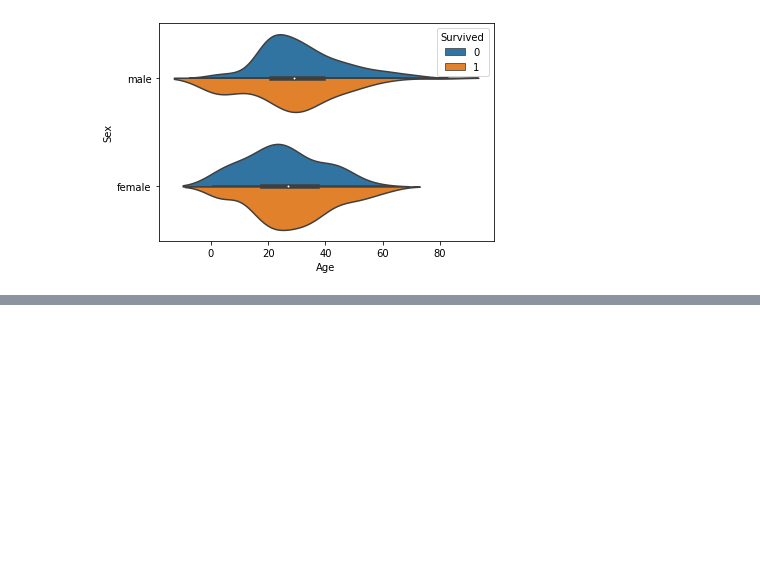
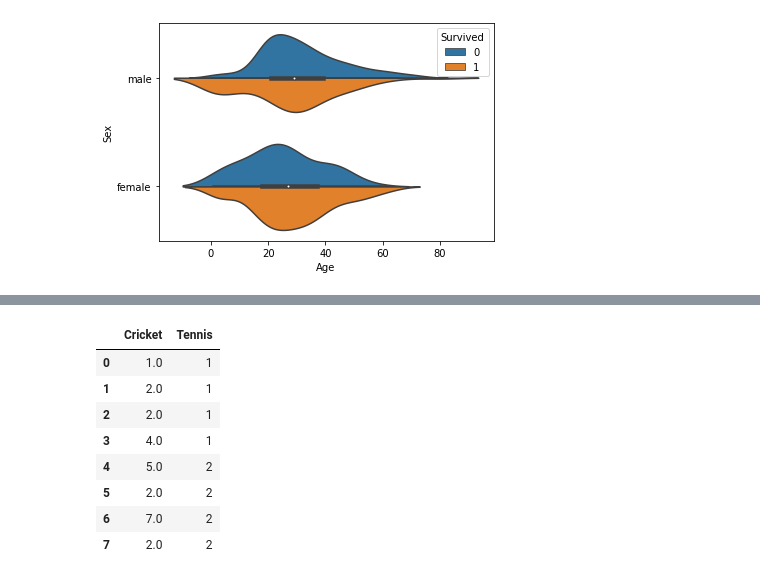
Before and after one commit to princepipariya/Verzeo-Internship, a Jupyter notebook: Testing.ipynb, the cells around one changed output, grey strips where cells are left out. Cells and saved outputs as stored; diff of their text form; code cells hidden in the pictures; blank space fills up the shorter version.

```diff
--- a/Testing.ipynb
+++ b/Testing.ipynb
@@ -1061,0 +1083,13 @@ plt.show()
+# %%
+# For Missing value add new value or add mean value or ...
+df1.fillna(2) # this is immutable like it wiil not change df1, by default implace=False
+# %% [output]
+|  | Cricket | Tennis |
+| 0 | 1.0 | 1 |
+| 1 | 2.0 | 1 |
+| 2 | 2.0 | 1 |
+| 3 | 4.0 | 1 |
+| 4 | 5.0 | 2 |
+| 5 | 2.0 | 2 |
+| 6 | 7.0 | 2 |
+| 7 | 2.0 | 2 |
```
Also changed, not shown: parts of 6 cells of this notebook.
